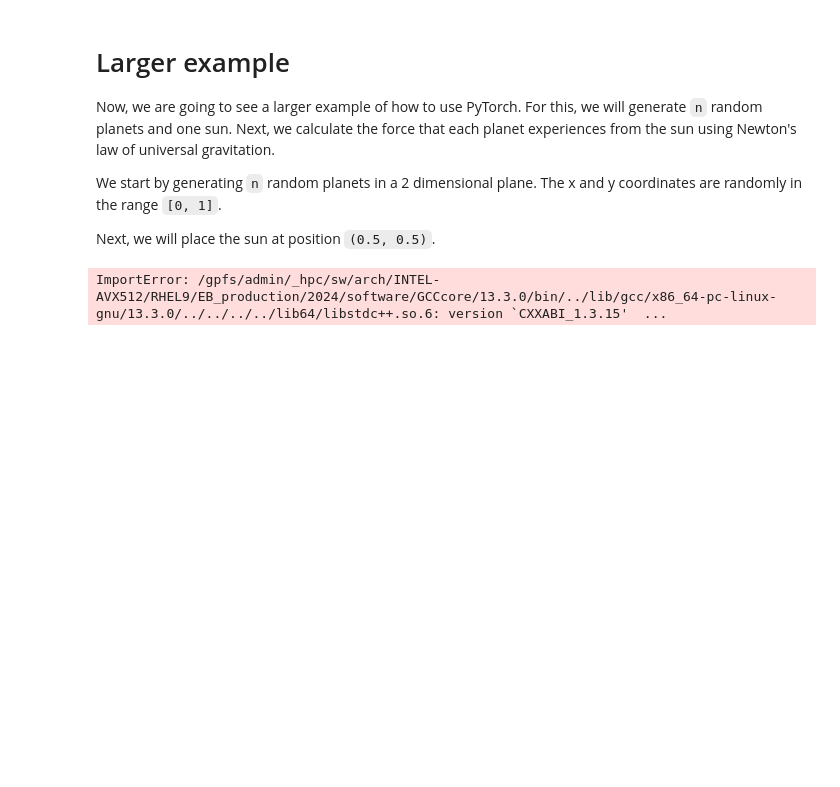
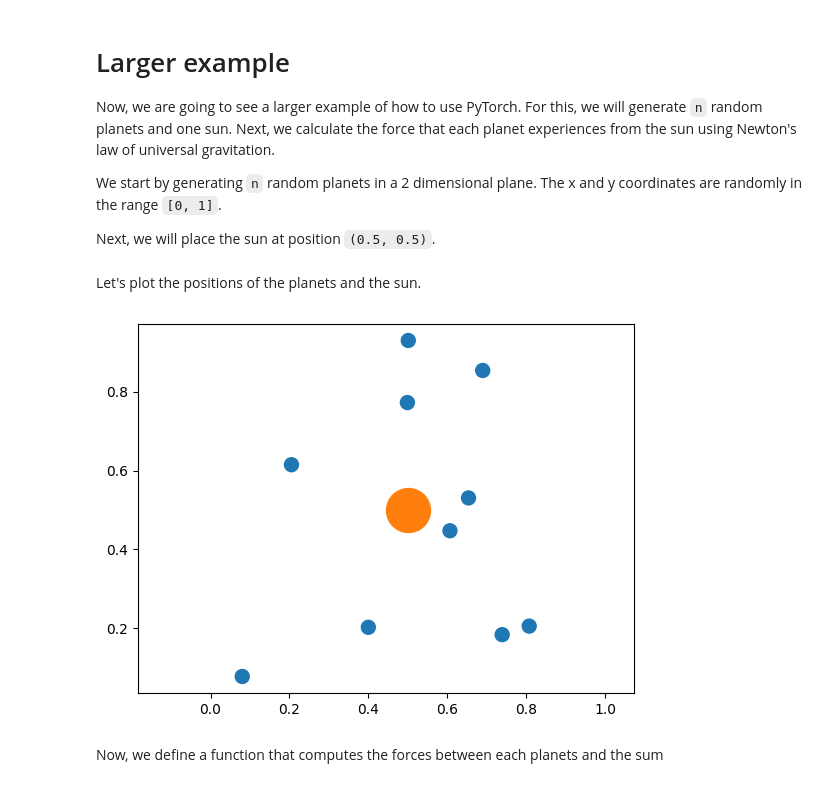
Before and after one commit to esciencecenter-digital-skills/2026-03-17-ds-gpu, a Jupyter notebook: teaching/pytorch_lesson_ds_gpu_2026.ipynb, the cells around one changed output. Cells and saved outputs as stored; diff of their text form; code cells hidden in the pictures; blank space fills up the shorter version.

```diff
--- a/teaching/pytorch_lesson_ds_gpu_2026.ipynb
+++ b/teaching/pytorch_lesson_ds_gpu_2026.ipynb
@@ -231,23 +221,31 @@ position = torch.rand((2, n), device=device)
 mass = torch.rand(n, device=device) + 100
 sun_pos = [0.5, 0.5]
 G = 6.67e-11
+# %% [markdown]
+Let's plot the positions of the planets and the sun.
 # %%
+%matplotlib inline
 import matplotlib.pyplot as plt
 
 plt.axis("equal")
 plt.scatter(
-    position[0].cpu(),  # Don't forget .cpu()
-    position[1].cpu(),
+    position[0,:].cpu(),  # Don't forget .cpu()
+    position[1,:].cpu(),
+    s=mass.cpu()
 )
 
 sun_pos = (0.5, 0.5)
 
 plt.scatter(
   sun_pos[0],
   sun_pos[1],
   s=1000,
 )
+
+plt.show()
 # %% [output]
-ImportError: /gpfs/admin/_hpc/sw/arch/INTEL-AVX512/RHEL9/EB_production/2024/software/GCCcore/13.3.0/bin/../lib/gcc/x86_64-pc-linux-gnu/13.3.0/../../../../lib64/libstdc++.so.6: version `CXXABI_1.3.15'  ...
+[figure, added]
+# %% [markdown]
+Now, we define a function that computes the forces between each planets and the sum
 # %%
 def calculate_forces(pos, mass):
```
Also changed, not shown: parts of 34 cells of this notebook, 2 other files.
